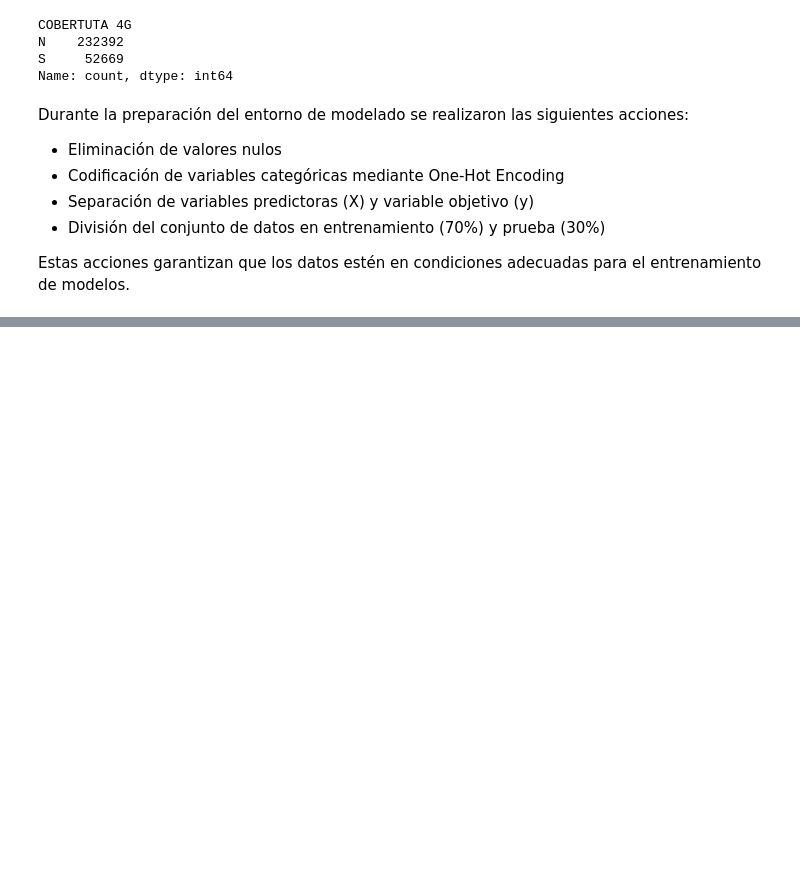
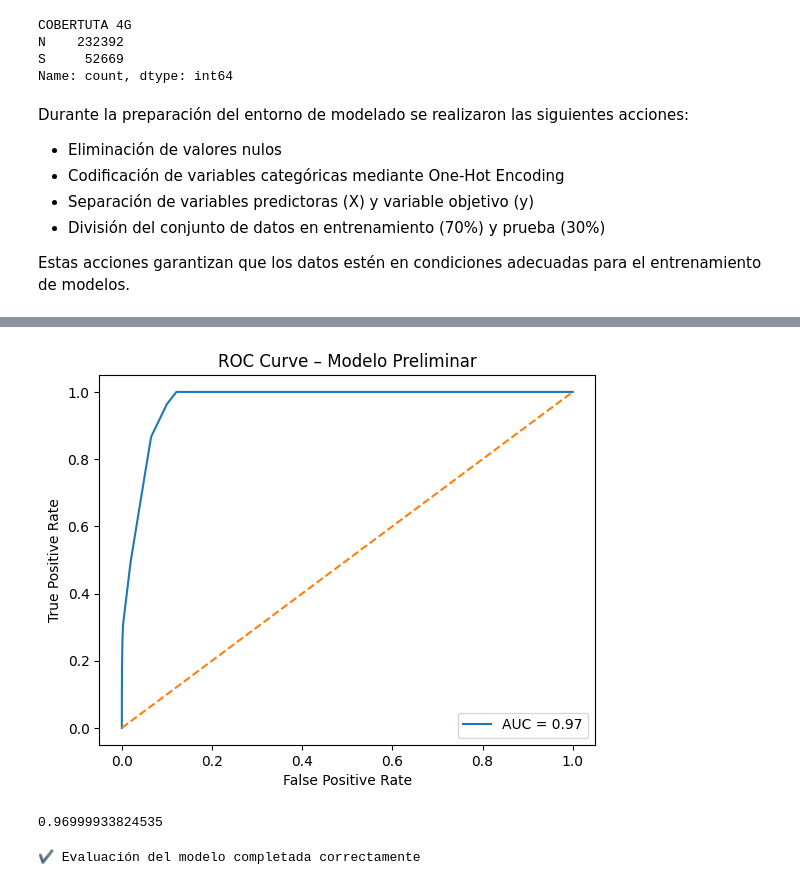
Before and after one commit to kevinbn12/PROYECTO-ANALITICA_DE_DATOS, a Jupyter notebook: notebooks/Modelado.ipynb, the cells around one changed output, grey strips where cells are left out. Saved outputs shown, nothing was run; the diff lists cells and outputs as text; code cells hidden in the pictures; blank space fills up the shorter version.

Commit message:
Pruebas con datasets preliminares

```diff
--- a/notebooks/Modelado.ipynb
+++ b/notebooks/Modelado.ipynb
@@ -64,0 +79,9 @@ modelo.fit(X_train, y_train)
+# %%
+from sklearn.tree import DecisionTreeClassifier
+
+modelo_preliminar = DecisionTreeClassifier(
+    random_state=42,
+    max_depth=5
+)
+
+modelo_preliminar.fit(X_train, y_train)
@@ -64,0 +90,3 @@ modelo.fit(X_train, y_train)
+# %%
+y_pred = modelo_preliminar.predict(X_test)
+y_proba = modelo_preliminar.predict_proba(X_test)[:, 1]
@@ -64,0 +122,21 @@ modelo.fit(X_train, y_train)
+# %%
+fpr, tpr, thresholds = roc_curve(y_test, y_proba, pos_label='S')
+roc_auc = auc(fpr, tpr)
+
+plt.figure()
+plt.plot(fpr, tpr, label=f'AUC = {roc_auc:.2f}')
+plt.plot([0, 1], [0, 1], linestyle='--')
+plt.xlabel('False Positive Rate')
+plt.ylabel('True Positive Rate')
+plt.title('ROC Curve – Modelo Preliminar')
+plt.legend(loc='lower right')
+plt.show()
+
+roc_auc
+# %% [output]
+[figure, added]
+0.96999933824535
+# %%
+print("✔ Evaluación del modelo completada correctamente")
+# %% [output]
+✔ Evaluación del modelo completada correctamente
```
Also changed, not shown: parts of 6 cells of this notebook.
